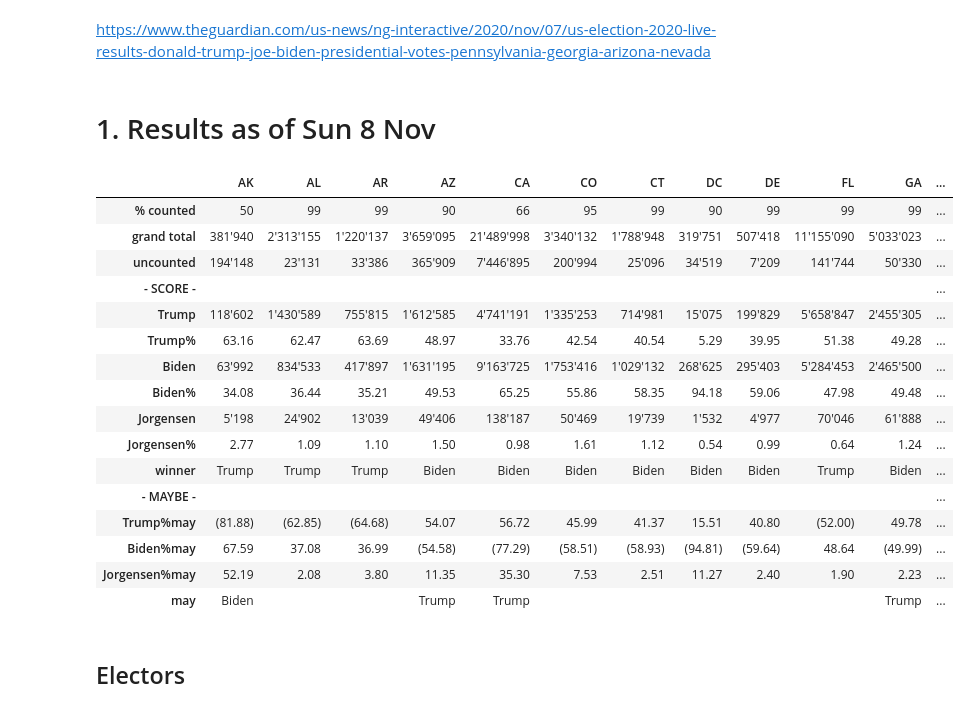
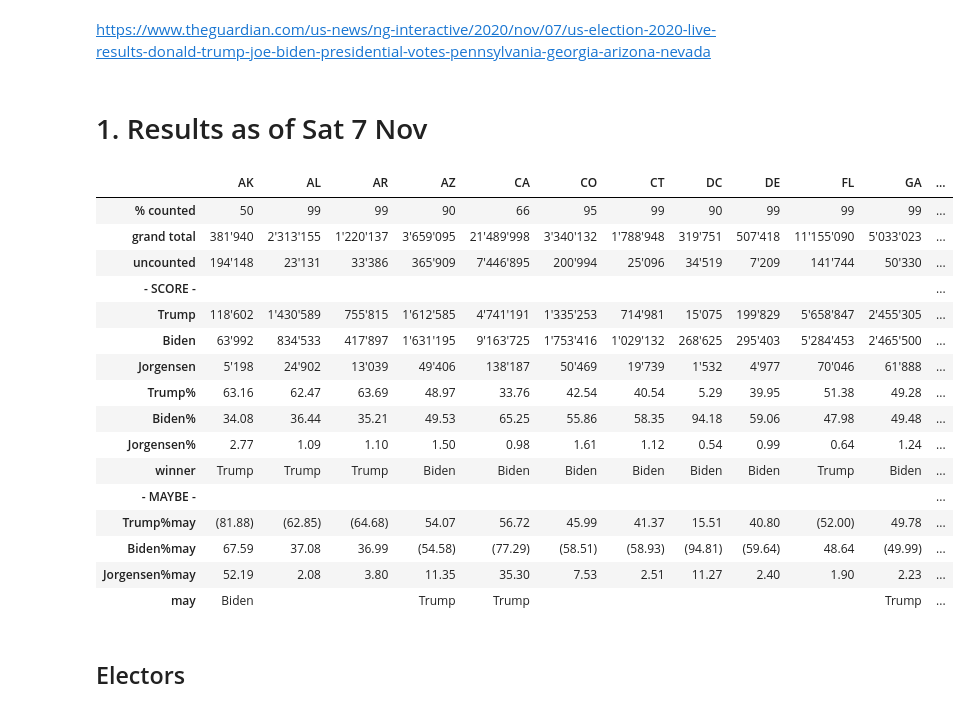
Before and after one commit to pbauermeister/US-Election-2020-Votes, a Jupyter notebook: US Election 2020 by Date.ipynb, the cells around one changed output. Cells and saved outputs as stored; diff of their text form; code cells hidden in the pictures.

```diff
--- a/US Election 2020.ipynb
+++ b/US Election 2020 by Date.ipynb
@@ -112,6 +112,8 @@ def compute(data):
                 for name, cdata in candidate.items():
                     val = cdata['votes'] / nb_counted
                     extra[name]       = extra_short[name]       = cdata['votes']
+                for name, cdata in candidate.items():
+                    val = cdata['votes'] / nb_counted
                     extra[name + '%']       = format_percent(val)
                     extra_short[name + '%'] = val
                 # winner
@@ -166,22 +168,22 @@ pd.set_option('display.max_columns', 500)
 pd.set_option('display.width', 10000)
 pd.set_option('display.max_colwidth', None)
 # %% [markdown]
-# 1. Results as of Sun 8 Nov
+# 1. Results as of Sat 7 Nov
 # %%
-data = load('data-cache--2020-11-08T14.45.31.033.00.00.json')
+data = load('data-cache--2020-11-07T17.14.12.533.00.00.json')
 new_data, new_data_short_0, electors_by_candidate, electors_by_candidate_may, electors_by_state = compute(data)
 pd.DataFrame(new_data)
 # %% [output]
 |  | AK | AL | AR | AZ | CA | CO | CT | DC | DE | FL | GA | ... |
 | % counted | 50 | 99 | 99 | 90 | 66 | 95 | 99 | 90 | 99 | 99 | 99 | ... |
 | grand total | 381'940 | 2'313'155 | 1'220'137 | 3'659'095 | 21'489'998 | 3'340'132 | 1'788'948 | 319'751 | 507'418 | 11'155'090 | 5'033'023 | ... |
 | uncounted | 194'148 | 23'131 | 33'386 | 365'909 | 7'446'895 | 200'994 | 25'096 | 34'519 | 7'209 | 141'744 | 50'330 | ... |
 | - SCORE - |  |  |  |  |  |  |  |  |  |  |  | ... |
 | Trump | 118'602 | 1'430'589 | 755'815 | 1'612'585 | 4'741'191 | 1'335'253 | 714'981 | 15'075 | 199'829 | 5'658'847 | 2'455'305 | ... |
+| Biden | 63'992 | 834'533 | 417'897 | 1'631'195 | 9'163'725 | 1'753'416 | 1'029'132 | 268'625 | 295'403 | 5'284'453 | 2'465'500 | ... |
+| Jorgensen | 5'198 | 24'902 | 13'039 | 49'406 | 138'187 | 50'469 | 19'739 | 1'532 | 4'977 | 70'046 | 61'888 | ... |
 | Trump% | 63.16 | 62.47 | 63.69 | 48.97 | 33.76 | 42.54 | 40.54 | 5.29 | 39.95 | 51.38 | 49.28 | ... |
-| Biden | 63'992 | 834'533 | 417'897 | 1'631'195 | 9'163'725 | 1'753'416 | 1'029'132 | 268'625 | 295'403 | 5'284'453 | 2'465'500 | ... |
 | Biden% | 34.08 | 36.44 | 35.21 | 49.53 | 65.25 | 55.86 | 58.35 | 94.18 | 59.06 | 47.98 | 49.48 | ... |
-| Jorgensen | 5'198 | 24'902 | 13'039 | 49'406 | 138'187 | 50'469 | 19'739 | 1'532 | 4'977 | 70'046 | 61'888 | ... |
 | Jorgensen% | 2.77 | 1.09 | 1.10 | 1.50 | 0.98 | 1.61 | 1.12 | 0.54 | 0.99 | 0.64 | 1.24 | ... |
 | winner | Trump | Trump | Trump | Biden | Biden | Biden | Biden | Biden | Biden | Trump | Biden | ... |
 | - MAYBE - |  |  |  |  |  |  |  |  |  |  |  | ... |
```
Also changed, not shown: parts of 9 cells of this notebook, 14 other files.
